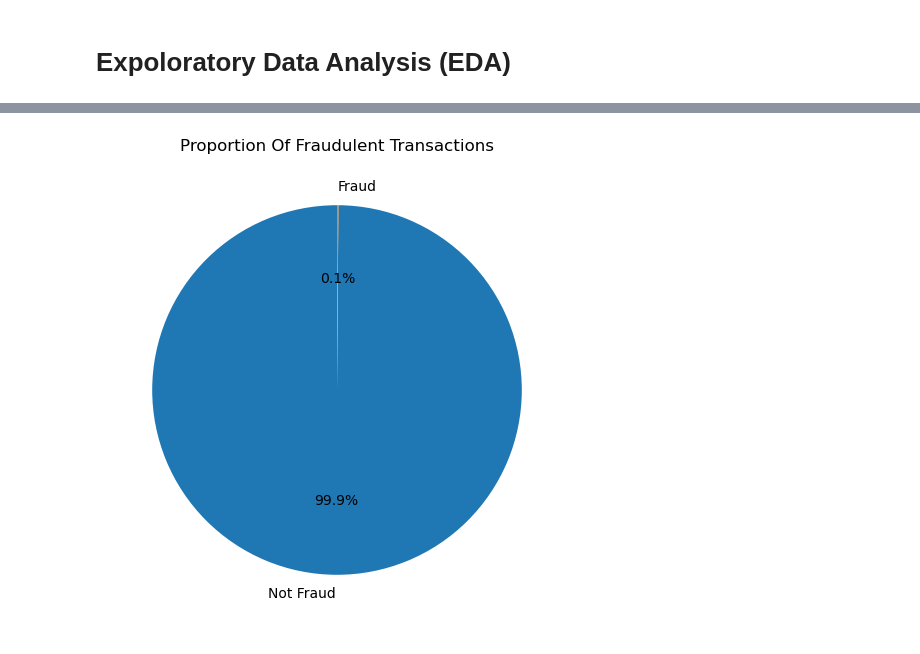
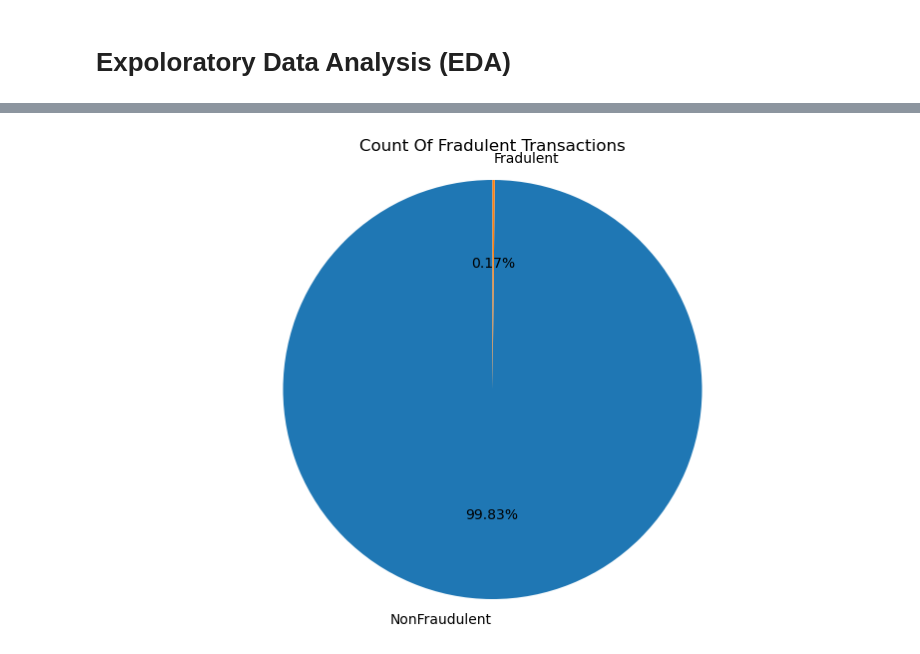
Before and after one commit to fatimzahra1/FraudDetection, a Jupyter notebook: notebook82a07f7278.ipynb, the cells around one changed output, grey strips where cells are left out. Drawn from its saved outputs; the diff is of its cells as text; code cells hidden in the pictures.

```diff
--- a/notebook82a07f7278.ipynb
+++ b/notebook82a07f7278.ipynb
@@ -23,4 +23,4 @@ for dirname, _, filenames in os.walk('/kaggle/input'):
 # %%
-df=pd.read_csv("../input/frauddetection/transactions_train.csv")
+df=pd.read_csv("../input/creditcardfraud/creditcard.csv")
 df.head(2)
 # %% [output]
@@ -73,9 +77,13 @@ Name: isFraud, dtype: int64
 # %%
-labels= ["Not Fraud", "Fraud"]
-counts=[fraud_counts[0],fraud_counts[1]]
-plt.figure(figsize=(8,6))
-plt.pie(counts,labels=labels,autopct="%1.1f%%",startangle=90)
-plt.title("Proportion Of Fraudulent Transactions")
+# Pie Chart - Count Of Fradulent Transactions
+
+plt.figure(figsize=(10, 6))
+labels=["NonFraudulent", "Fradulent"]
+colors = ['#1f77b4', "#ff7f0e"]
+sizes=df["Class"].value_counts()
+plt.pie(sizes, labels=labels, autopct="%1.2f%%", startangle=90, colors=colors)
+plt.title("Count Of Fradulent Transactions")
+plt.axis('equal')
 plt.show()
 # %% [output]
-[figure, old version]
+[figure, new version]
```
Also changed, not shown: parts of 30 cells of this notebook.
